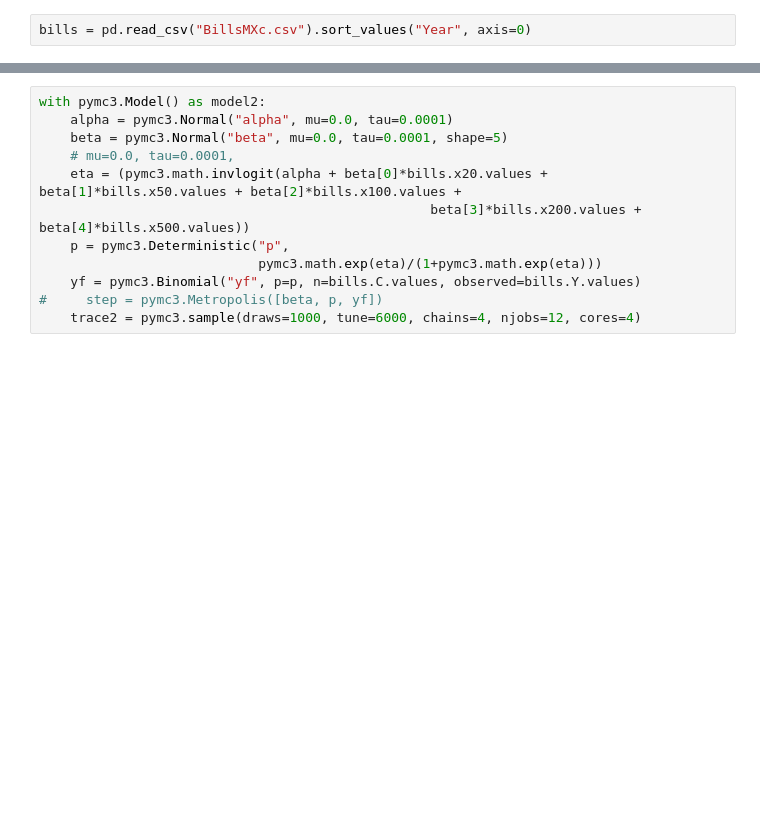
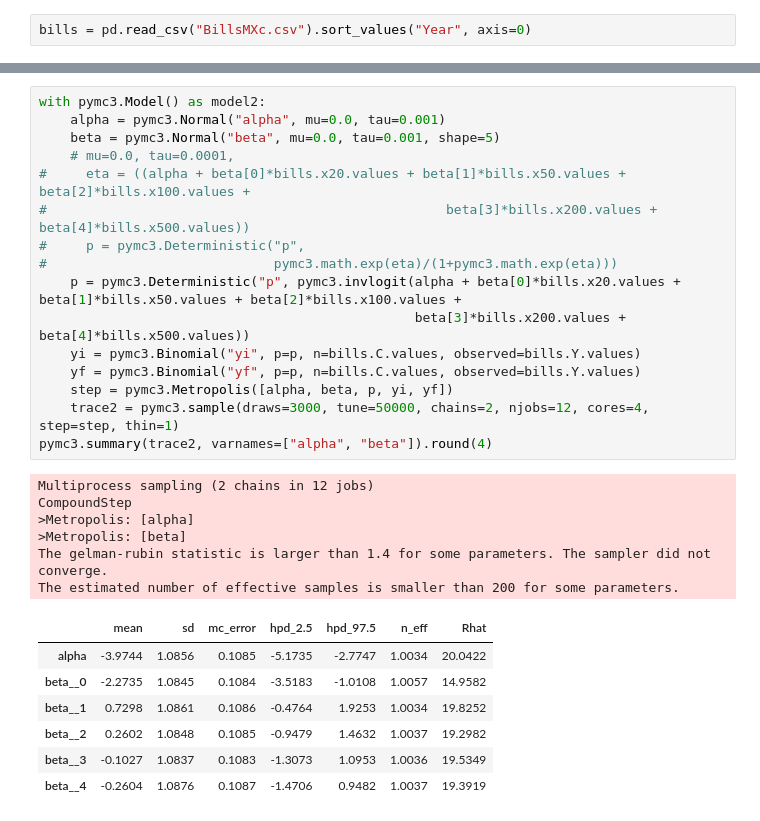
Before and after one commit to philwebsurfer/regresionavanzada2018, a Jupyter notebook: tarea20181107.ipynb, the cells around one changed output, grey strips where cells are left out. Cells and saved outputs as stored; diff of their text form; blank space fills up the shorter version.

```diff
--- a/tarea20181107.ipynb
+++ b/tarea20181107.ipynb
@@ -83,15 +94,33 @@ None
 # %%
 with pymc3.Model() as model2:
-    alpha = pymc3.Normal("alpha", mu=0.0, tau=0.0001)
-    beta = pymc3.Normal("beta", mu=0.0, tau=0.0001, shape=5)
+    alpha = pymc3.Normal("alpha", mu=0.0, tau=0.001)
+    beta = pymc3.Normal("beta", mu=0.0, tau=0.001, shape=5)
     # mu=0.0, tau=0.0001,
-    eta = (pymc3.math.invlogit(alpha + beta[0]*bills.x20.values + beta[1]*bills.x50.values + beta[2]*bills.x100.values +
-                                                  beta[3]*bills.x200.values + beta[4]*bills.x500.values))
-    p = pymc3.Deterministic("p",
-                            pymc3.math.exp(eta)/(1+pymc3.math.exp(eta)))
+#     eta = ((alpha + beta[0]*bills.x20.values + beta[1]*bills.x50.values + beta[2]*bills.x100.values +
+#                                                   beta[3]*bills.x200.values + beta[4]*bills.x500.values))
+#     p = pymc3.Deterministic("p",
+#                             pymc3.math.exp(eta)/(1+pymc3.math.exp(eta)))
+    p = pymc3.Deterministic("p", pymc3.invlogit(alpha + beta[0]*bills.x20.values + beta[1]*bills.x50.values + beta[2]*bills.x100.values +
+                                                beta[3]*bills.x200.values + beta[4]*bills.x500.values))
+    yi = pymc3.Binomial("yi", p=p, n=bills.C.values, observed=bills.Y.values)
     yf = pymc3.Binomial("yf", p=p, n=bills.C.values, observed=bills.Y.values)
-#     step = pymc3.Metropolis([beta, p, yf])
-    trace2 = pymc3.sample(draws=1000, tune=6000, chains=4, njobs=12, cores=4)
+    step = pymc3.Metropolis([alpha, beta, p, yi, yf])
+    trace2 = pymc3.sample(draws=3000, tune=50000, chains=2, njobs=12, cores=4, step=step, thin=1)
+pymc3.summary(trace2, varnames=["alpha", "beta"]).round(4)
+# %% [output]
+Multiprocess sampling (2 chains in 12 jobs)
+CompoundStep
+>Metropolis: [alpha]
+>Metropolis: [beta]
+The gelman-rubin statistic is larger than 1.4 for some parameters. The sampler did not converge.
+The estimated number of effective samples is smaller than 200 for some parameters.
+|  | mean | sd | mc_error | hpd_2.5 | hpd_97.5 | n_eff | Rhat |
+| alpha | -3.9744 | 1.0856 | 0.1085 | -5.1735 | -2.7747 | 1.0034 | 20.0422 |
+| beta__0 | -2.2735 | 1.0845 | 0.1084 | -3.5183 | -1.0108 | 1.0057 | 14.9582 |
+| beta__1 | 0.7298 | 1.0861 | 0.1086 | -0.4764 | 1.9253 | 1.0034 | 19.8252 |
+| beta__2 | 0.2602 | 1.0848 | 0.1085 | -0.9479 | 1.4632 | 1.0037 | 19.2982 |
+| beta__3 | -0.1027 | 1.0837 | 0.1083 | -1.3073 | 1.0953 | 1.0036 | 19.5349 |
+| beta__4 | -0.2604 | 1.0876 | 0.1087 | -1.4706 | 0.9482 | 1.0037 | 19.3919 |
 # %%
 %matplotlib inline
 pymc3.plots.traceplot(trace2)
```
Also changed, not shown: parts of 9 cells of this notebook, 23 other files.
